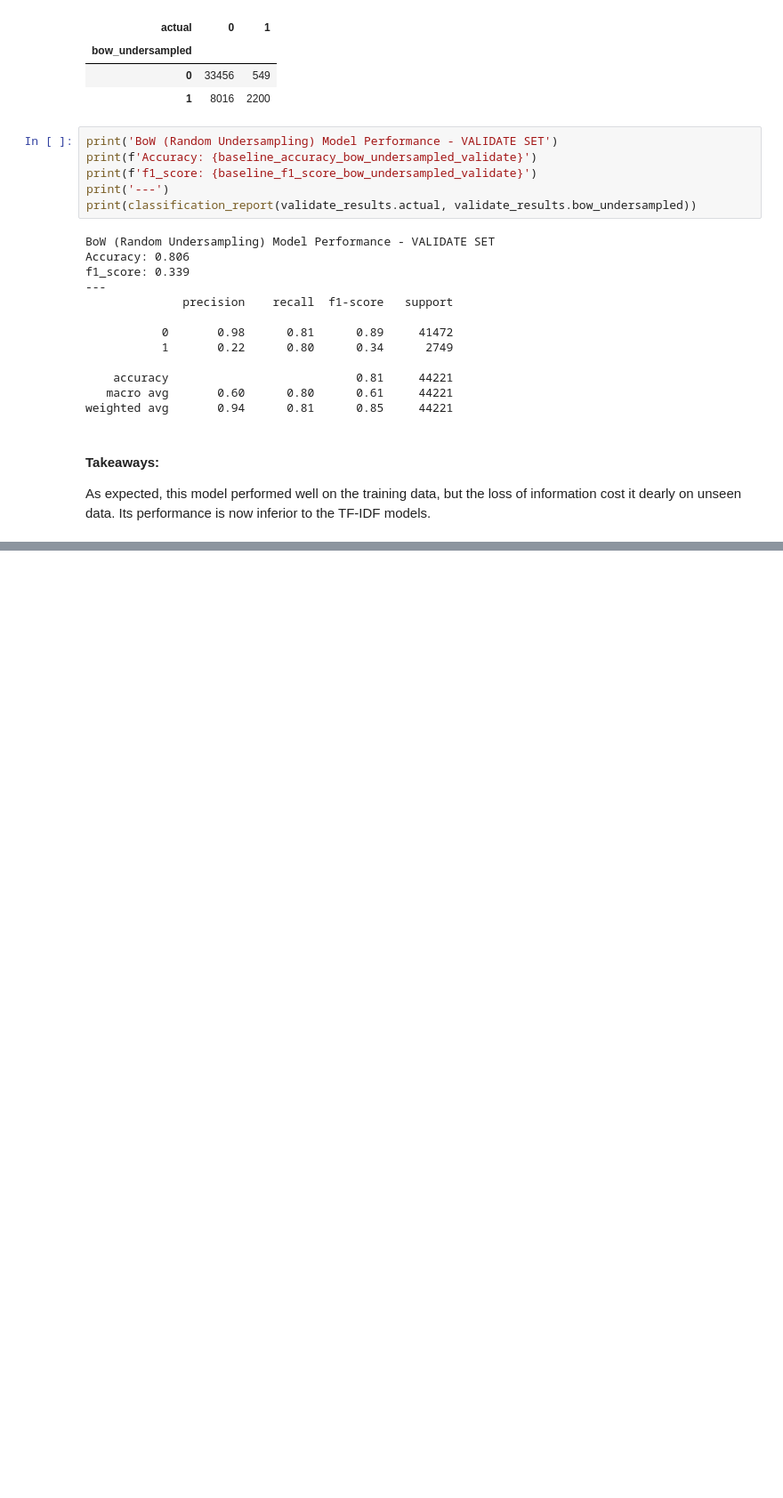
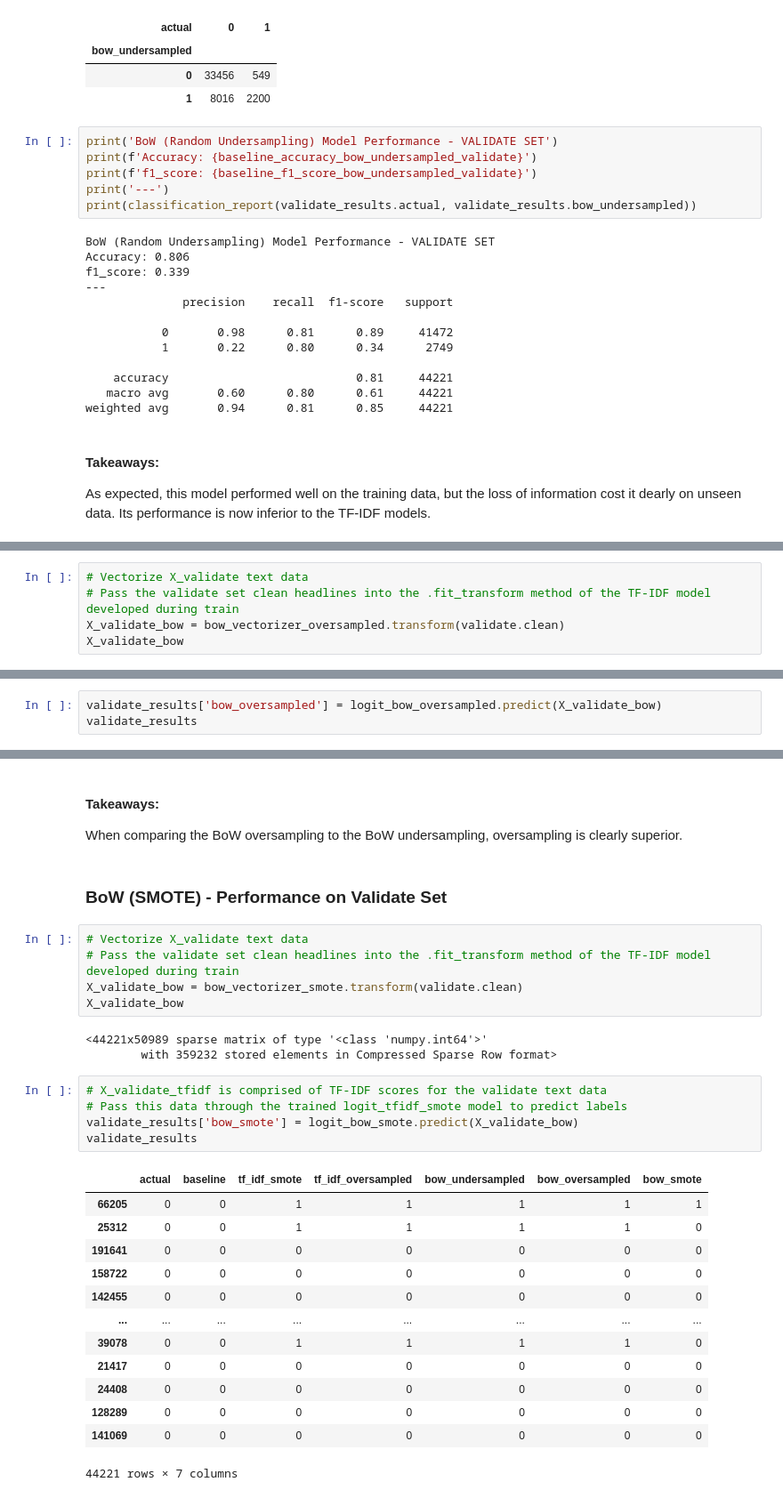
Before and after one commit to adam-gomez/finding-fake-news, a Jupyter notebook: walkthrough.ipynb, the cells around one changed output, grey strips where cells are left out. Shown at 89% size. Saved outputs shown, nothing was run; the diff lists cells and outputs as text; blank space fills up the shorter version.

```diff
--- a/walkthrough.ipynb
+++ b/walkthrough.ipynb
@@ -2194,0 +2197,5 @@ As expected, this model performed well on the training data, but the loss of inf
+# %%
+# Vectorize X_validate text data
+# Pass the validate set clean headlines into the .fit_transform method of the TF-IDF model developed during train
+X_validate_bow = bow_vectorizer_oversampled.transform(validate.clean)
+X_validate_bow
@@ -2194,0 +2205,3 @@ As expected, this model performed well on the training data, but the loss of inf
+# %%
+validate_results['bow_oversampled'] = logit_bow_oversampled.predict(X_validate_bow)
+validate_results
@@ -2194,0 +2253,32 @@ As expected, this model performed well on the training data, but the loss of inf
+# %% [markdown]
+#### Takeaways:
+When comparing the BoW oversampling to the BoW undersampling, oversampling is clearly superior.
+# %% [markdown]
+### BoW (SMOTE) - Performance on Validate Set
+# %%
+# Vectorize X_validate text data
+# Pass the validate set clean headlines into the .fit_transform method of the TF-IDF model developed during train
+X_validate_bow = bow_vectorizer_smote.transform(validate.clean)
+X_validate_bow
+# %% [output]
+<44221x50989 sparse matrix of type '<class 'numpy.int64'>'
+        with 359232 stored elements in Compressed Sparse Row format>
+# %%
+# X_validate_tfidf is comprised of TF-IDF scores for the validate text data
+# Pass this data through the trained logit_tfidf_smote model to predict labels
+validate_results['bow_smote'] = logit_bow_smote.predict(X_validate_bow)
+validate_results
+# %% [output]
+|  | actual | baseline | tf_idf_smote | tf_idf_oversampled | bow_undersampled | bow_oversampled | bow_smote |
+| 66205 | 0 | 0 | 1 | 1 | 1 | 1 | 1 |
+| 25312 | 0 | 0 | 1 | 1 | 1 | 1 | 0 |
+| 191641 | 0 | 0 | 0 | 0 | 0 | 0 | 0 |
+| 158722 | 0 | 0 | 0 | 0 | 0 | 0 | 0 |
+| 142455 | 0 | 0 | 0 | 0 | 0 | 0 | 0 |
+| ... | ... | ... | ... | ... | ... | ... | ... |
+| 39078 | 0 | 0 | 1 | 1 | 1 | 1 | 0 |
+| 21417 | 0 | 0 | 0 | 0 | 0 | 0 | 0 |
+| 24408 | 0 | 0 | 0 | 0 | 0 | 0 | 0 |
+| 128289 | 0 | 0 | 0 | 0 | 0 | 0 | 0 |
+| 141069 | 0 | 0 | 0 | 0 | 0 | 0 | 0 |
+44221 rows × 7 columns
```
Also changed, not shown: parts of 11 cells of this notebook.
